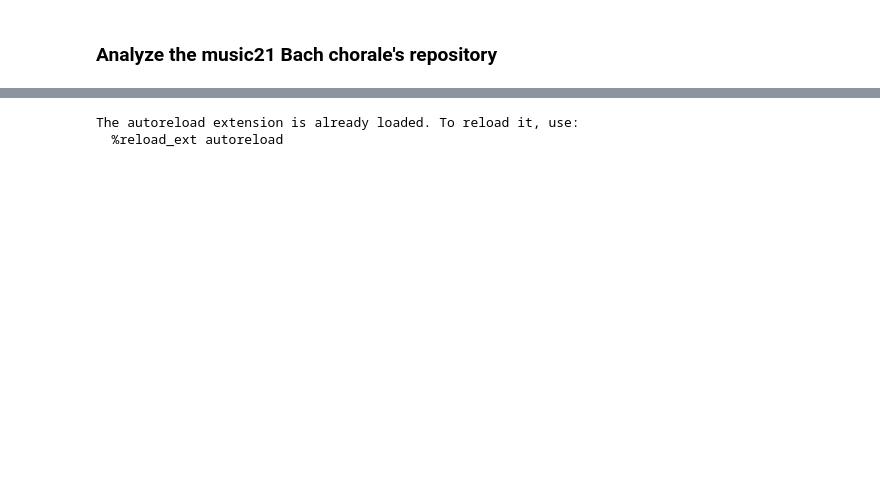
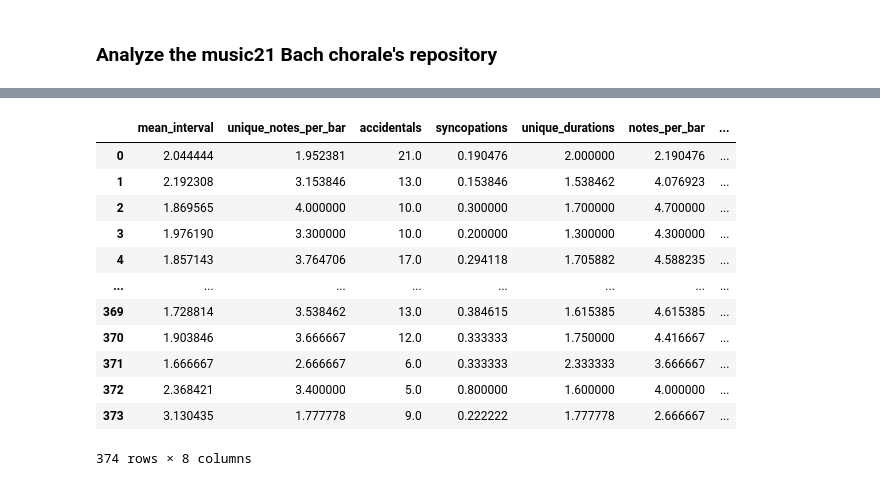
Before and after one commit to angelmf97/stadiumchants, a Jupyter notebook: notebook.ipynb, the cells around one changed output, grey strips where cells are left out. Saved outputs shown, nothing was run; the diff lists cells and outputs as text; code cells hidden in the pictures; blank space fills up the shorter version.

```diff
--- a/notebook.ipynb
+++ b/notebook.ipynb
@@ -3,19 +18,9 @@
 # %%
-%load_ext autoreload
-%autoreload 2
-
-from music21 import corpus
-from tqdm import tqdm
-import utils as u
-import pandas as pd
-
 chorales_iterator = corpus.chorales.Iterator()
 results = list()
 for i in tqdm(chorales_iterator):
-    i = i.parts[0]
+    i =  i.parts[0]
     results.append(u.analyze_stream(i))
 
-results_df = pd.json_normalize(results)
+results_chorales_df = pd.json_normalize(results)
+results_chorales_df['label'] = 'chorale'
-# %% [output]
-The autoreload extension is already loaded. To reload it, use:
-  %reload_ext autoreload
@@ -21,0 +43,16 @@ The autoreload extension is already loaded. To reload it, use:
+# %%
+display(results_df)
+# %% [output]
+|  | mean_interval | unique_notes_per_bar | accidentals | syncopations | unique_durations | notes_per_bar | ... |
+| 0 | 2.044444 | 1.952381 | 21.0 | 0.190476 | 2.000000 | 2.190476 | ... |
+| 1 | 2.192308 | 3.153846 | 13.0 | 0.153846 | 1.538462 | 4.076923 | ... |
+| 2 | 1.869565 | 4.000000 | 10.0 | 0.300000 | 1.700000 | 4.700000 | ... |
+| 3 | 1.976190 | 3.300000 | 10.0 | 0.200000 | 1.300000 | 4.300000 | ... |
+| 4 | 1.857143 | 3.764706 | 17.0 | 0.294118 | 1.705882 | 4.588235 | ... |
+| ... | ... | ... | ... | ... | ... | ... | ... |
+| 369 | 1.728814 | 3.538462 | 13.0 | 0.384615 | 1.615385 | 4.615385 | ... |
+| 370 | 1.903846 | 3.666667 | 12.0 | 0.333333 | 1.750000 | 4.416667 | ... |
+| 371 | 1.666667 | 2.666667 | 6.0 | 0.333333 | 2.333333 | 3.666667 | ... |
+| 372 | 2.368421 | 3.400000 | 5.0 | 0.800000 | 1.600000 | 4.000000 | ... |
+| 373 | 3.130435 | 1.777778 | 9.0 | 0.222222 | 1.777778 | 2.666667 | ... |
+374 rows × 8 columns
```
Also changed, not shown: parts of 5 cells of this notebook.
